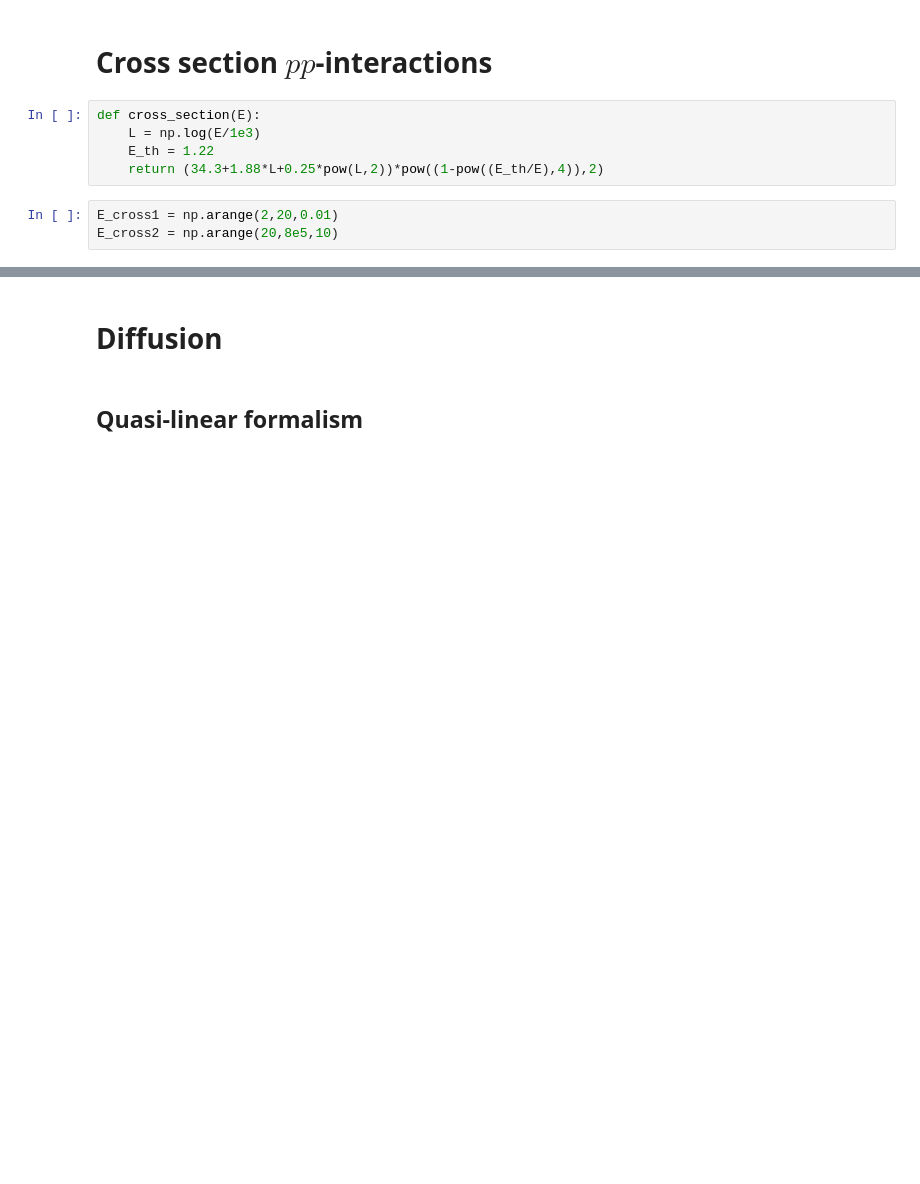
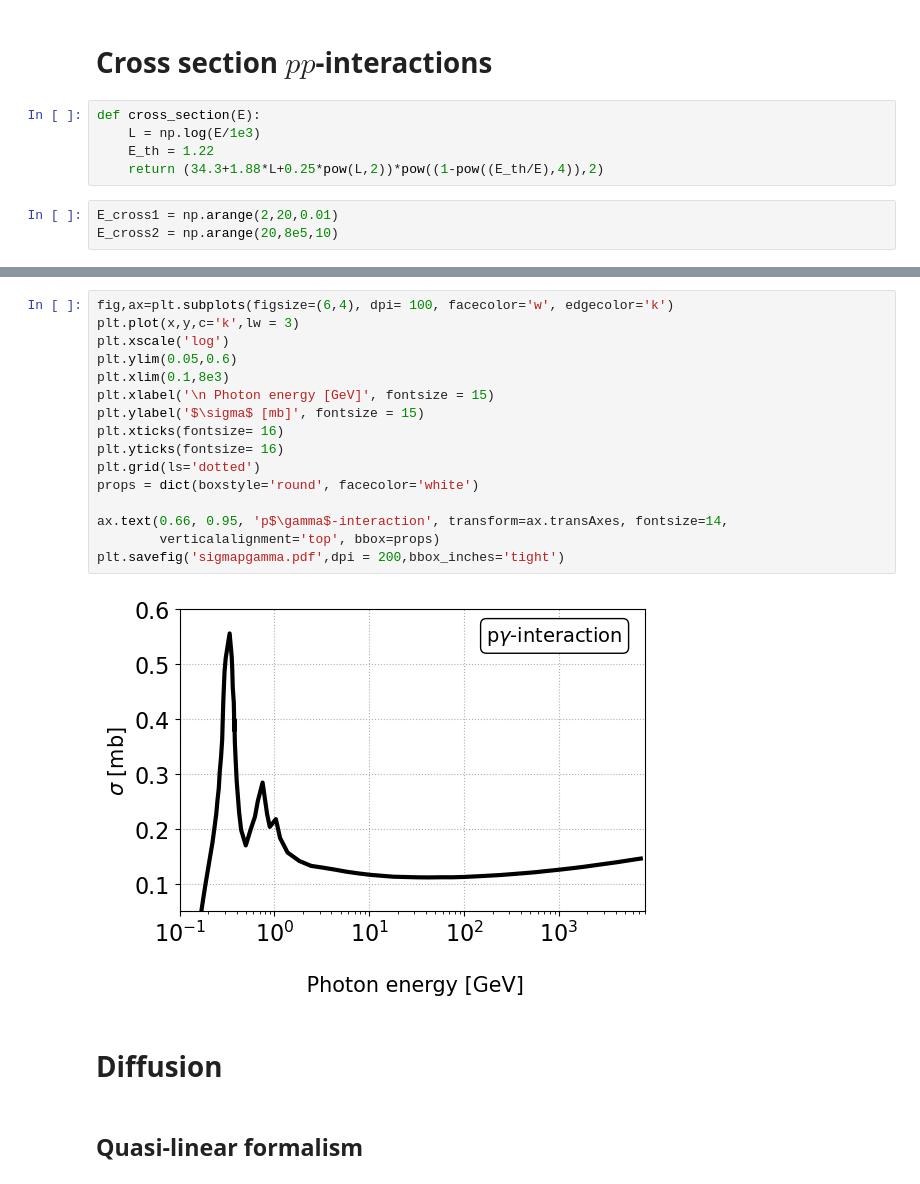
Before and after one commit to YarnoMerckx/u-lirg-timescale-analysis, a Jupyter notebook: Timescale.ipynb, the cells around one changed output, grey strips where cells are left out. Cells and saved outputs as stored; diff of their text form; blank space fills up the shorter version.

```diff
--- a/Timescale.ipynb
+++ b/Timescale.ipynb
@@ -34,3 +43,21 @@ plt.grid(ls='dotted')
+# %%
+fig,ax=plt.subplots(figsize=(6,4), dpi= 100, facecolor='w', edgecolor='k')
+plt.plot(x,y,c='k',lw = 3)
+plt.xscale('log')
+plt.ylim(0.05,0.6)
+plt.xlim(0.1,8e3)
+plt.xlabel('\n Photon energy [GeV]', fontsize = 15)
+plt.ylabel('$\sigma$ [mb]', fontsize = 15)
+plt.xticks(fontsize= 16)
+plt.yticks(fontsize= 16)
+plt.grid(ls='dotted')
+props = dict(boxstyle='round', facecolor='white')
+
+ax.text(0.66, 0.95, 'p$\gamma$-interaction', transform=ax.transAxes, fontsize=14,
+        verticalalignment='top', bbox=props)
+plt.savefig('sigmapgamma.pdf',dpi = 200,bbox_inches='tight')
+# %% [output]
+[figure, added]
 # %% [markdown]
 # Diffusion
 # %% [markdown]
```
Also changed, not shown: parts of 3 cells of this notebook, 2 other files.
